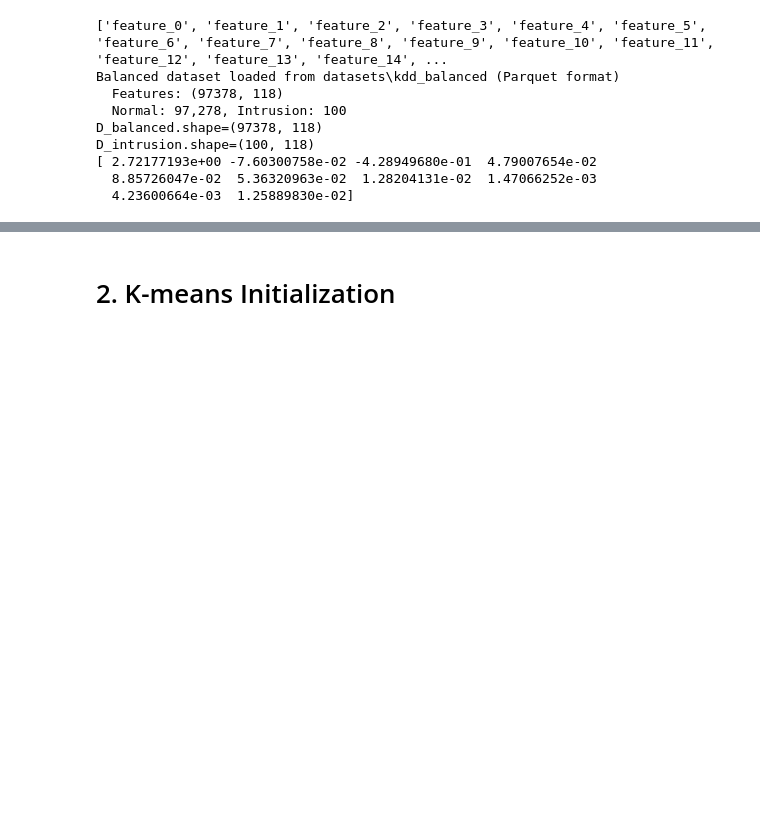
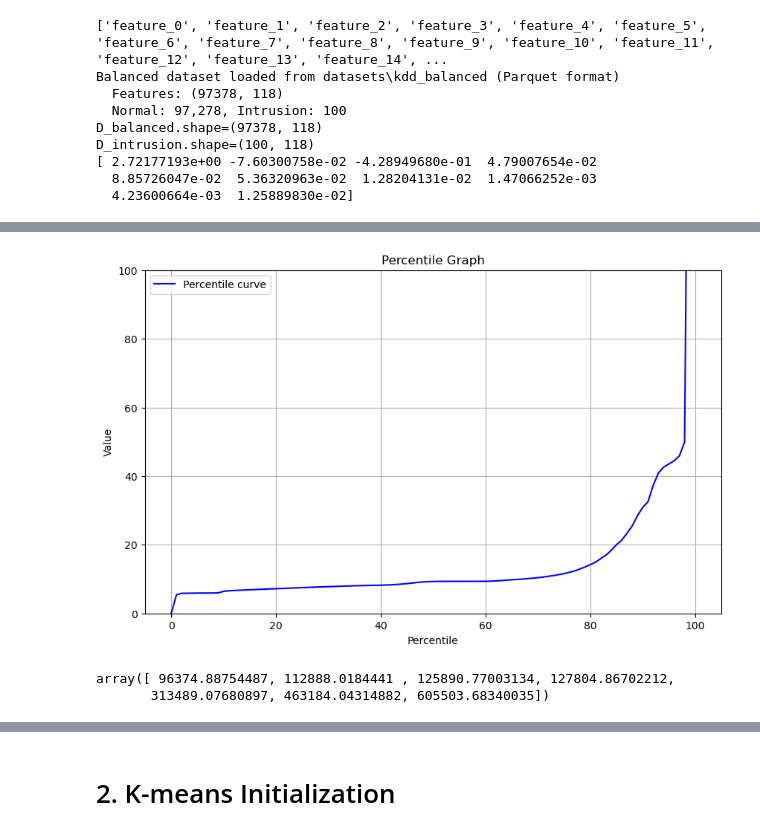
Before and after one commit to giga3132/ml_homework, a Jupyter notebook: homework_2_setup.ipynb, the cells around one changed output, grey strips where cells are left out. Drawn from its saved outputs; the diff is of its cells as text; code cells hidden in the pictures; blank space fills up the shorter version.

```diff
--- a/homework_2_setup.ipynb
+++ b/homework_2_setup.ipynb
@@ -129,3 +138,15 @@ D_intrusion.shape=(100, 118)
 [ 2.72177193e+00 -7.60300758e-02 -4.28949680e-01  4.79007654e-02
   8.85726047e-02  5.36320963e-02  1.28204131e-02  1.47066252e-03
   4.23600664e-03  1.25889830e-02]
+# %%
+#1b)
+Y = project_to_low_dimensional_space(D_balanced,X, mu_intrusion )
+D_reconstructed = reconstruct_from_low_dimensional(Y,X,mu_intrusion)
+print(f"{D_reconstructed.shape=}")
+recon_errors = compute_reconstruction_error(D_balanced, D_reconstructed)
+print(f"The 8th data point has reconstrution error {recon_errors[7]}")
+print(f"{recon_errors[~is_normal_balanced].shape=}")
+mean_recon_error_intrusion = np.mean(recon_errors[~is_normal_balanced])
+mean_recon_error_normal = np.mean(recon_errors[is_normal_balanced])
+print(f"The mean reconstruction error of all connections labeled as intrusion: {mean_recon_error_intrusion} ")
+print(f"The mean reconstruction error of all connections labeled as normal: {mean_recon_error_normal} ")
@@ -131,0 +162,28 @@ D_intrusion.shape=(100, 118)
+# %%
+#1c
+sorted_errors = np.sort(recon_errors)
+
+import matplotlib.pyplot as plt
+
+percentiles = np.linspace(0, 100, len(sorted_errors))
+
+# Plot
+
+# Calculate percentiles
+percentiles = np.arange(0, 101, 1)  # 0th to 100th percentile
+percentile_values = np.percentile(sorted_errors, percentiles)
+
+# Plot
+plt.figure(figsize=(10, 6))
+plt.plot(percentiles, percentile_values, label='Percentile curve', color='blue')
+plt.xlabel('Percentile')
+plt.ylabel('Value')
+plt.title('Percentile Graph')
+plt.grid(True)
+plt.legend()
+plt.ylim(0,100)
+plt.show()
+# %% [output]
+[figure, added]
+array([ 96374.88754487, 112888.0184441 , 125890.77003134, 127804.86702212,
+       313489.07680897, 463184.04314882, 605503.68340035])
```
Also changed, not shown: parts of 7 cells of this notebook.
